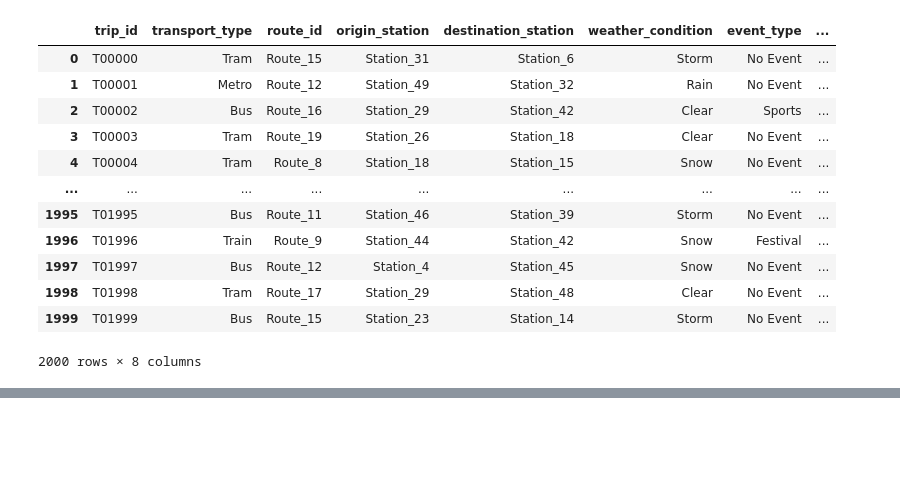
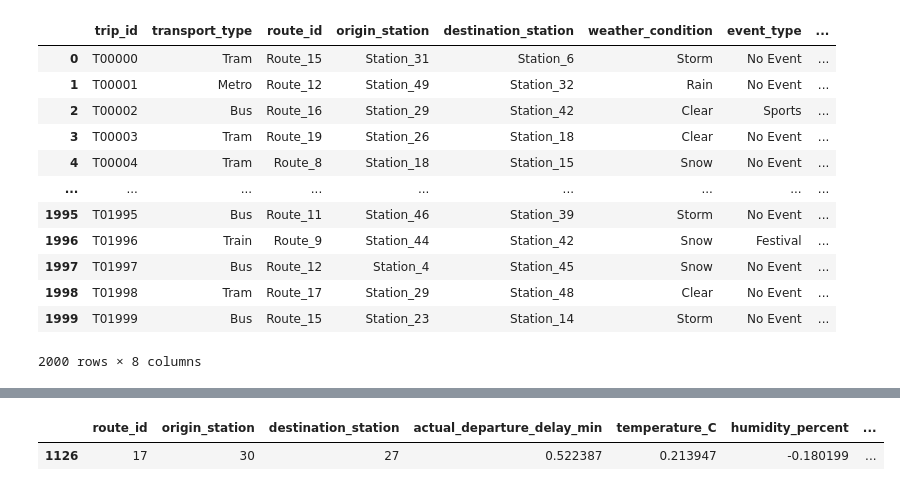
Before and after one commit to rahulghoshal/Public_Transport_Delay_Prediction, a Jupyter notebook: delay_time_prediction.ipynb, the cells around one changed output, grey strips where cells are left out. Cells and saved outputs as stored; diff of their text form; code cells hidden in the pictures; blank space fills up the shorter version.

```diff
--- a/delay_time_prediction.ipynb
+++ b/delay_time_prediction.ipynb
@@ -223,0 +258,5 @@ Cross-Validation R-squared Scores: -0.04426057354888076
+# %%
+X_train.tail(1)
+# %% [output]
+|  | route_id | origin_station | destination_station | actual_departure_delay_min | temperature_C | humidity_percent | ... |
+| 1126 | 17 | 30 | 27 | 0.522387 | 0.213947 | -0.180199 | ... |
```
Also changed, not shown: parts of 18 cells of this notebook.
